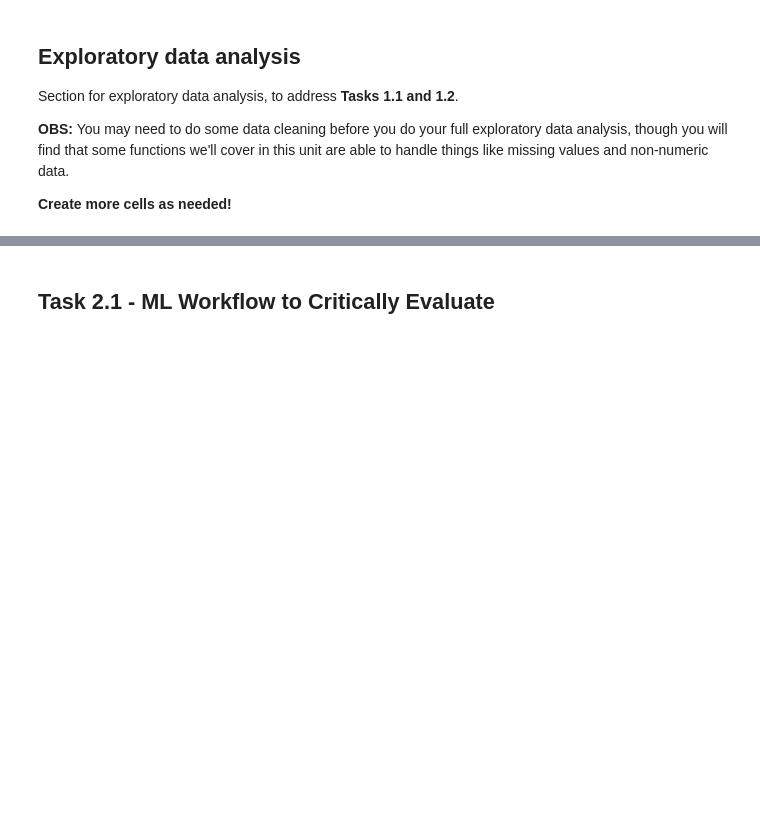
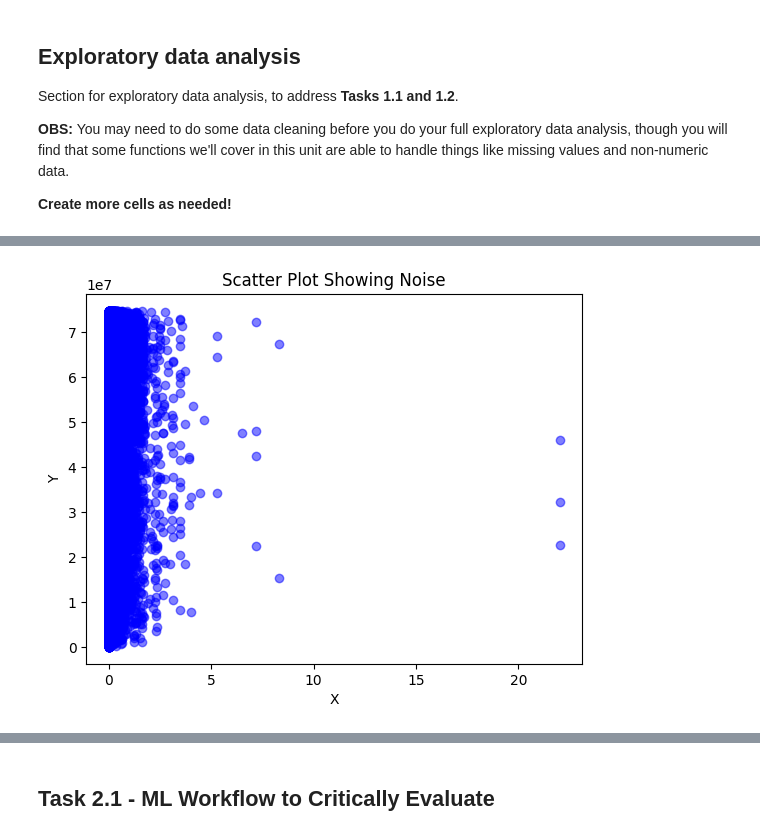
Before and after one commit to ozzbeee298/ClassWork, a Jupyter notebook: ml-nasa-neo.ipynb, the cells around one changed output, grey strips where cells are left out. Saved outputs shown, nothing was run; the diff lists cells and outputs as text; code cells hidden in the pictures; blank space fills up the shorter version.

```diff
--- a/ml-nasa-neo.ipynb
+++ b/ml-nasa-neo.ipynb
@@ -156,0 +148,4 @@ Section for exploratory data analysis, to address **Tasks 1.1 and 1.2**.
+# %%
+df = df.drop_duplicates() #Drops the rows that are dupilcates
+
+df.shape # shows us new size of data set
@@ -156,0 +167,3 @@ Section for exploratory data analysis, to address **Tasks 1.1 and 1.2**.
+# %%
+df_dropna = df.dropna() #drops data values from certain rows with an input of null
+df_dropna.info() #shows much data enteries without null there is
@@ -156,0 +186,9 @@ Section for exploratory data analysis, to address **Tasks 1.1 and 1.2**.
+# %%
+# Scatter plot to visualize potential noise
+plt.scatter(df_dropna['min_diameter'], df_dropna['miss_distance'], color='blue', alpha=0.5)
+plt.title('Scatter Plot Showing Noise')
+plt.xlabel('X')
+plt.ylabel('Y')
+plt.show()
+# %% [output]
+[figure, added]
```
Also changed, not shown: parts of 10 cells of this notebook.
